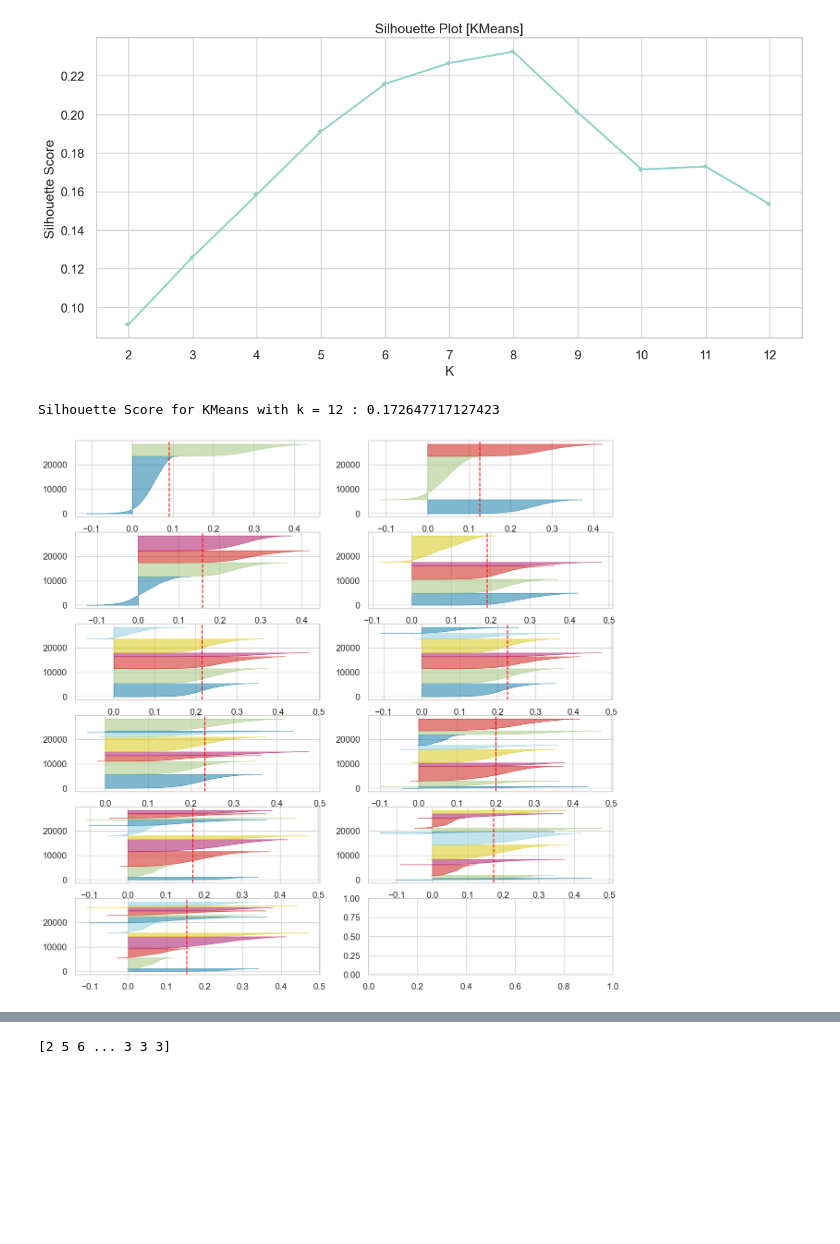
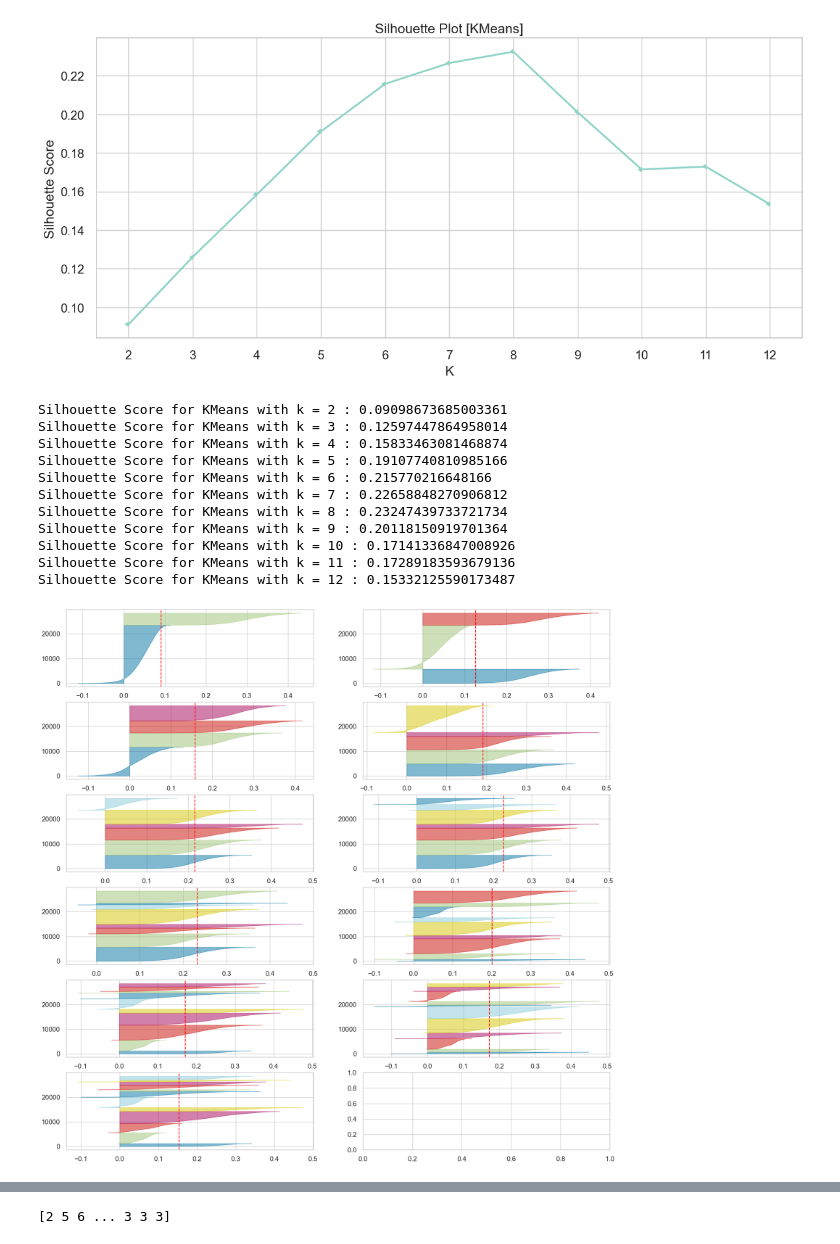
Before and after one commit to winni-datadiva/music-rec-algo, a Jupyter notebook: Code/03_Model.ipynb, the cells around one changed output, grey strips where cells are left out. Cells and saved outputs as stored; diff of their text form; code cells hidden in the pictures; blank space fills up the shorter version.

```diff
--- a/Code/03_Model.ipynb
+++ b/Code/03_Model.ipynb
@@ -250,18 +247,18 @@ k_values = range(2, 13)
 # Iterating for loop of cluster possibilities
 for k in k_values:
     # Creating initial KMeans model with max # of clusters
-    kmeans = KMeans(
+    km = KMeans(
         n_clusters=k,
         random_state=42,
         n_init=12
         )
 
     # Fitting model on training feature matrix
-    kmeans.fit(X_train)
+    km.fit(X_train)
 
     # Beginning intertia score (how compact clusters are)
-    inertia_score.append(kmeans.inertia_)
-    print(f"  k={k:2d}  →  inertia = {kmeans.inertia_:,.0f}")
+    inertia_score.append(km.inertia_)
+    print(f"  k={k:2d}  →  inertia = {km.inertia_:,.0f}")
 
 print("Inertia Score:")
 list(map(print, inertia_score))
@@ -281,7 +278,7 @@ plt.xticks(range(2, 13))
 plt.show()
 
 # saving plot as image in docs folder
-# plt.savefig("C:\\Users\\winni\\music-rec-algo\\Doc\\elbow_inertia.png", dpi=150)
+plt.savefig("C:\\Users\\winni\\music-rec-algo\\Doc\\elbow_inertia.png", dpi=150)
 # %% [output]
   k= 2  →  inertia = 701,020
   k= 3  →  inertia = 638,087
@@ -391,27 +399,36 @@ plt.show()
 # %%
 # Crosschecking Elbow Visualizer recommendation with silhouette score
 k_values = range(2, 13)
 
 for k in k_values:
-    model = KMeans(k)
+    model = KMeans(k, random_state=42, n_init=12)
     model.fit(X_train)
     # Prediction of models
     Pred = model.predict(X_train)
-
-print("Silhouette Score for KMeans with k =", k, ":", silhouette_score(X_train, Pred))
+    print("Silhouette Score for KMeans with k =", k, ":", silhouette_score(X_train, Pred))
 
 # Plotting silhouette score for each cluster
-
 fig, ax = plt.subplots(6, 2, figsize=(20, 20))    # 6 rows to fit k=2..12 (11 plots)
 
 for i, k in enumerate(k_values):
     # Creat KMeans instances for different number of clusters
     km = KMeans(n_clusters=k, init='k-means++', n_init=12, max_iter=100, random_state=42)
     row, col = divmod(i, 2)    # Using enumerate index, not k itself
     # Create SilhouetteVisualizer instance with the KMeans & fit it
     visualizer = SilhouetteVisualizer(km, colors='yellowbrick', ax=ax[row][col])
     visualizer.fit(X_train)
 plt.savefig("C:\\Users\\winni\\music-rec-algo\\Doc\\silhouette_cluster_viz.png", dpi=150)
+plt.show()
 # %% [output]
-Silhouette Score for KMeans with k = 12 : 0.172647717127423
+Silhouette Score for KMeans with k = 2 : 0.09098673685003361
+Silhouette Score for KMeans with k = 3 : 0.12597447864958014
+Silhouette Score for KMeans with k = 4 : 0.15833463081468874
+Silhouette Score for KMeans with k = 5 : 0.19107740810985166
+Silhouette Score for KMeans with k = 6 : 0.215770216648166
+Silhouette Score for KMeans with k = 7 : 0.22658848270906812
+Silhouette Score for KMeans with k = 8 : 0.23247439733721734
+Silhouette Score for KMeans with k = 9 : 0.20118150919701364
+Silhouette Score for KMeans with k = 10 : 0.17141336847008926
+Silhouette Score for KMeans with k = 11 : 0.17289183593679136
+Silhouette Score for KMeans with k = 12 : 0.15332125590173487
-[figure, old version]
+[figure, new version]
```
Also changed, not shown: parts of 18 cells of this notebook, 13 other files.
